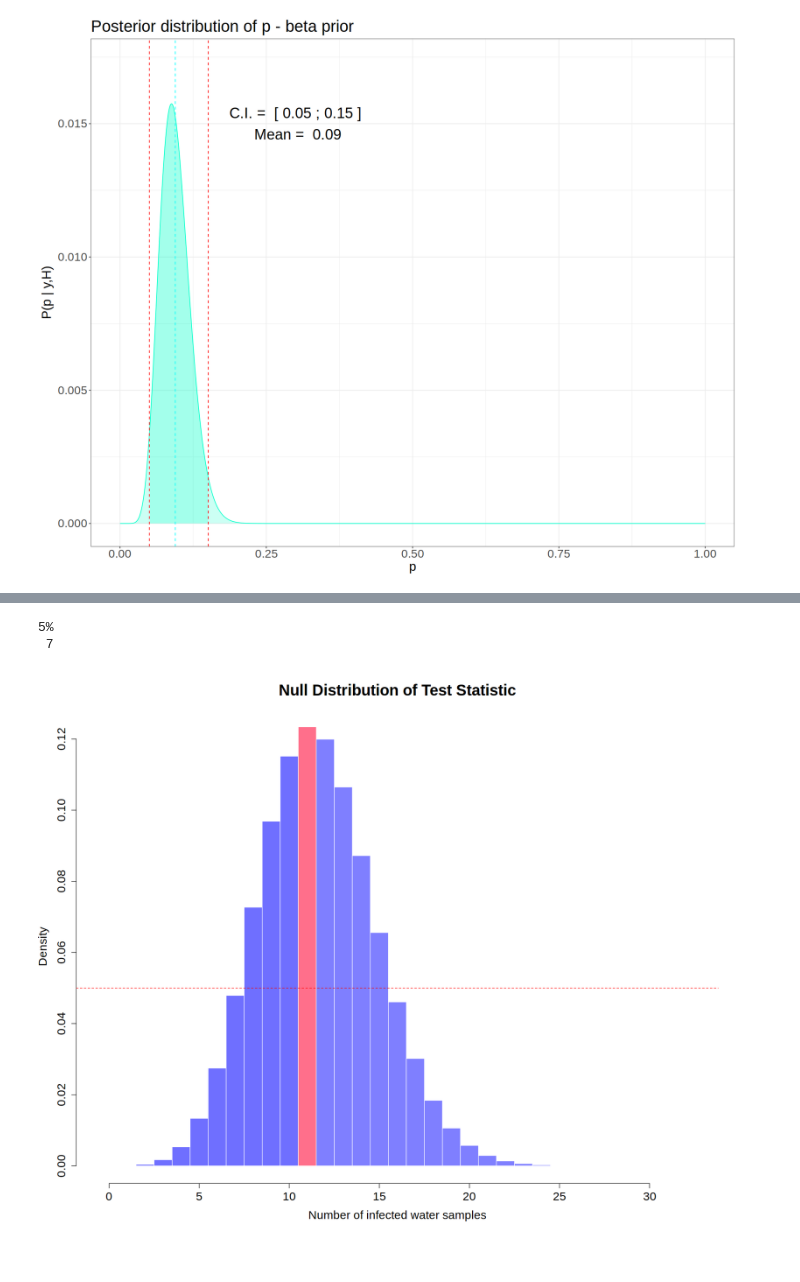
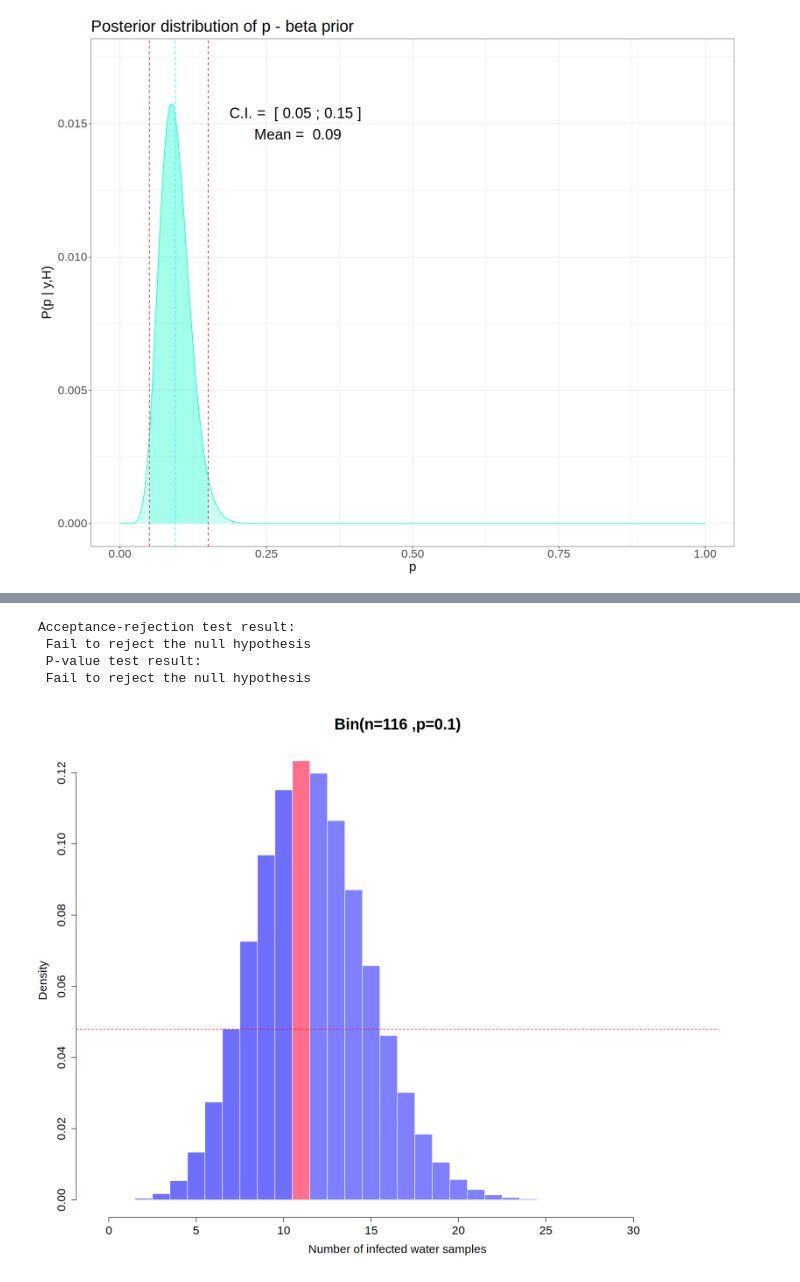
Before and after one commit to isottongloria/AdvStatPhysAnalysis, a Jupyter notebook: E5.ipynb, the cells around one changed output, grey strips where cells are left out. Cells and saved outputs as stored; diff of their text form; code cells hidden in the pictures.

```diff
--- a/E5.ipynb
+++ b/E5.ipynb
@@ -467,26 +491,47 @@ Frequentist approach
-# %%
-critical_value <- quantile(null_dist, 0.05)
-critical_value
-# %% [output]
-5%
- 7
 # %%
 n <- 116 #number of samples
 y <- 11   # observed positive samples
 
 #the null distribution is the sampling distribution of y
-null_dist <- rbinom(1e7, size = n, prob = p0)
+null_dist <- rbinom(1e8, size = n, prob = p0)
+
+# Critical values and acceptance-rejection test
+alpha_d <- sum(null_dist >= 6.5 & null_dist <= 7.5) / length(null_dist) #choose the level of significance close to 5%
+y_h <- sum(null_dist >= 10.5 & null_dist <= 11.5) / length(null_dist)    # compute the density corrisponding to the bar y=11
+cat("Acceptance-rejection test result:")
+if (y < alpha_d ) {
+  cat("\n Reject the null hypothesis")
+} else {
+  cat("\n Fail to reject the null hypothesis")
+}
+
+#P-value test
+#approximate p-value for a two-tailed test
+cat("\n P-value test result:")
+p_value <- 2 * min(sum(null_dist >= 11), sum(null_dist <= 11)) / length(null_dist)
+if (p_value < alpha_d ) {
+  cat("\n Reject the null hypothesis")
+} else {
+  cat("\n Fail to reject the null hypothesis")
+}
+
+#plot
+options(repr.plot.width = 15, repr.plot.height = 12)
 par(cex.axis = 1.5, cex.lab=1.5, cex.main=2)
 hist(null_dist,
      breaks=seq(-0.5, max(null_dist)+0.5, by=1),
      col=c(rep('#0000FF90',11), '#FF003390',rep('#0000FF80',13) ),
      border='white',
-     main="Null Distribution of Test Statistic",
+     main="Bin(n=116 ,p=0.1)",
      xlab="Number of infected water samples",
      ylab = "Density",
      xlim = c(-0.5, max(null_dist)+0.5),
      freq=FALSE
 )
-abline(h=0.05, lty=2, col="red")
+abline(h=alpha_d, lty=2, col="red")
 # %% [output]
+Acceptance-rejection test result:
+ Fail to reject the null hypothesis
+ P-value test result:
+ Fail to reject the null hypothesis
-[figure, old version]
+[figure, new version]
```
Also changed, not shown: parts of 27 cells of this notebook.
